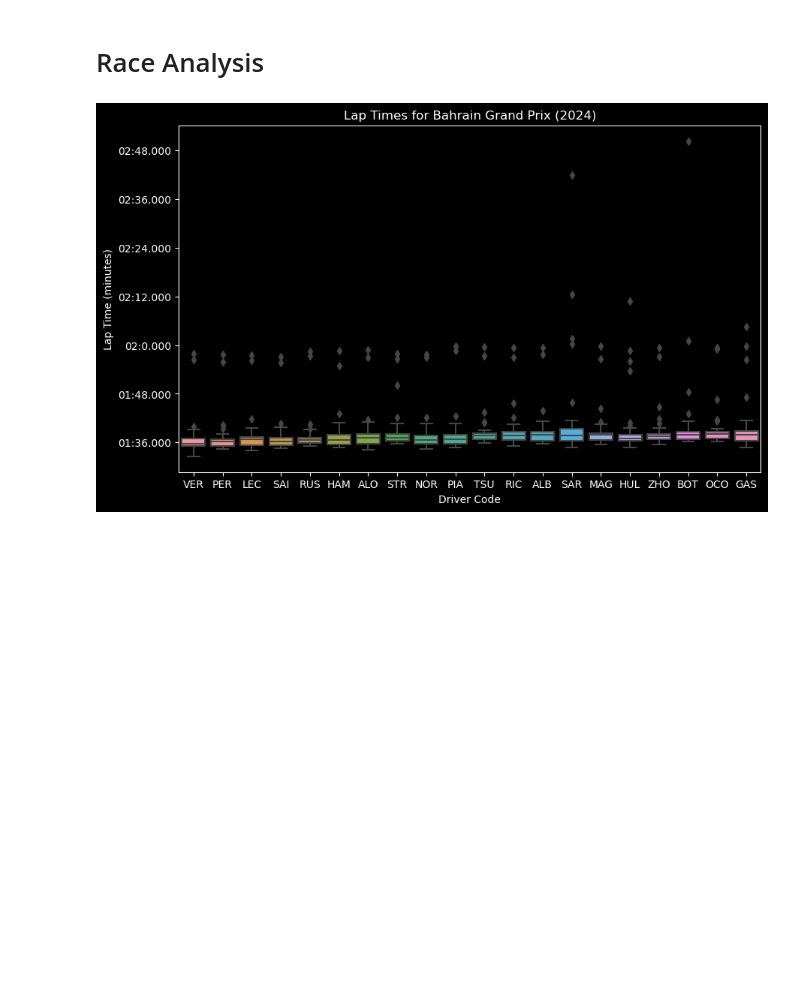
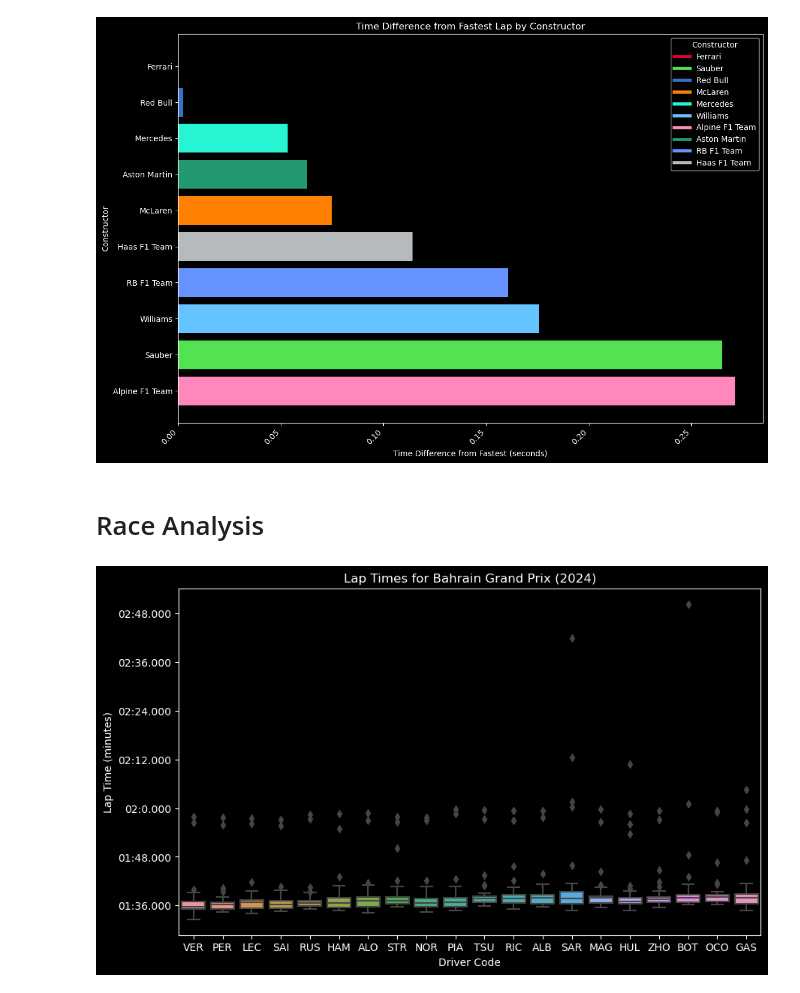
Before and after one commit to jakmate/F1DataAnalysis, a Jupyter notebook: bahrain.ipynb, the cells around one changed output. Drawn from its saved outputs; the diff is of its cells as text; code cells hidden in the pictures; blank space fills up the shorter version.

```diff
--- a/bahrain.ipynb
+++ b/bahrain.ipynb
@@ -111,3 +59,7 @@ plt.show()
+# %%
+plot_time_diff_by_constructor(bahrain_qualifying)
+# %% [output]
+[figure, added]
 # %% [markdown]
 # Race Analysis
 # %%
```
Also changed, not shown: parts of 17 cells of this notebook, 4 other files.
